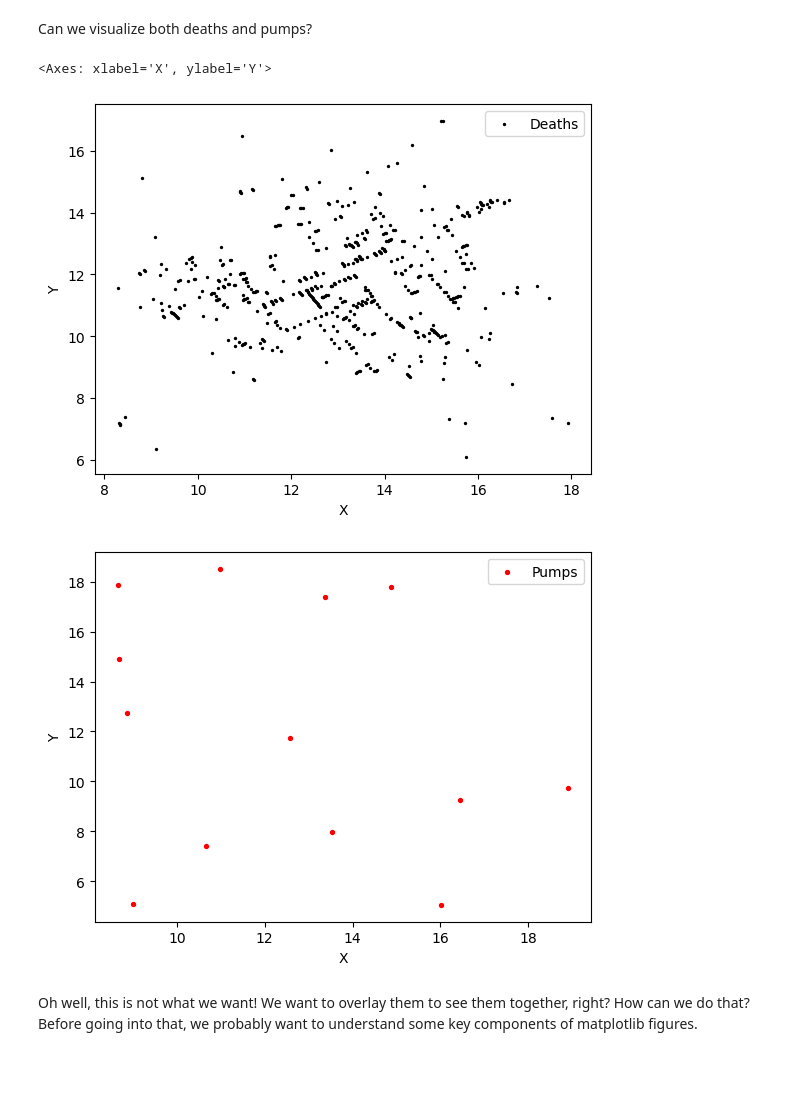
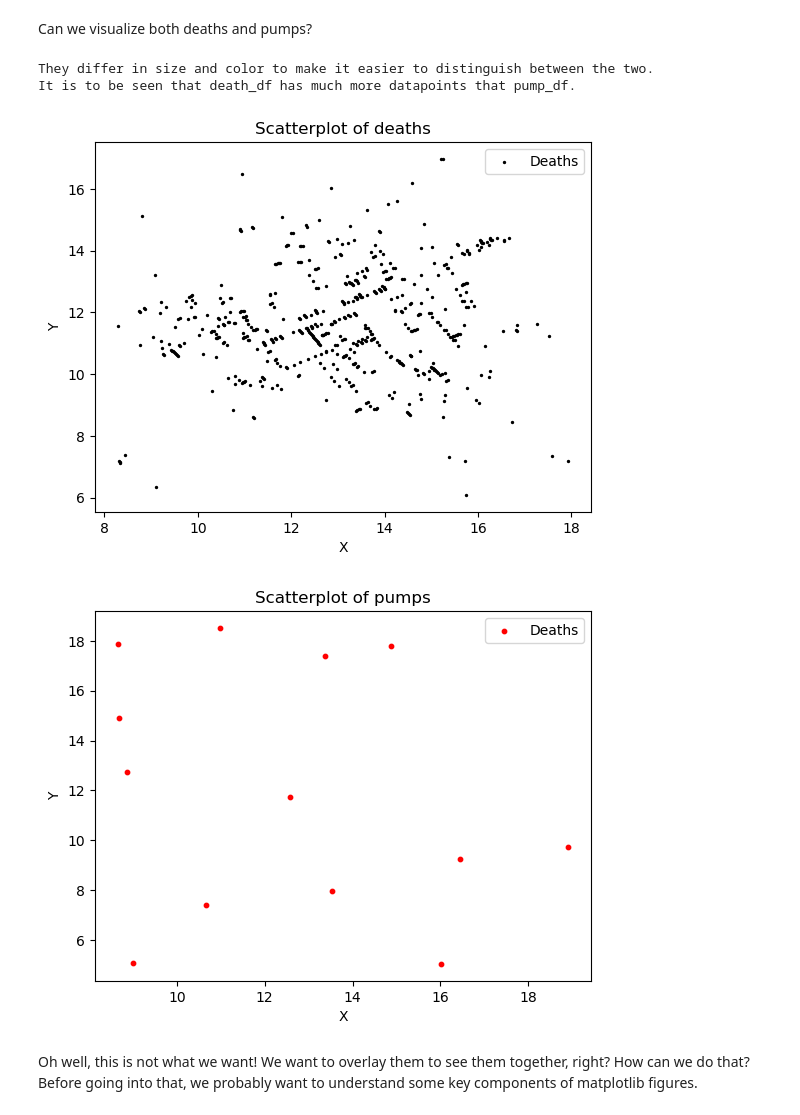
Before and after one commit to fred248h/62444-DVA, a Jupyter notebook: YaseminKeskins204593/Assignments/2_dsb_s204593.ipynb, the cells around one changed output. Cells and saved outputs as stored; diff of their text form; code cells hidden in the pictures; blank space fills up the shorter version.

```diff
--- a/YaseminKeskins204593/Assignments/2_dsb_s204593.ipynb
+++ b/YaseminKeskins204593/Assignments/2_dsb_s204593.ipynb
@@ -230,13 +264,19 @@ death_df.plot(x='X', y='Y', kind='scatter', label='Deaths', s=2, c='black')
 [figure]
 # %% [markdown]
 Can we visualize both deaths and pumps?
-# %%
-death_df.plot(x='X', y='Y', s=2, c='black', kind='scatter', label='Deaths')
-pump_df.plot(x='X', y='Y', kind='scatter', c='red', s=8, label='Pumps')
-# %% [output]
-<Axes: xlabel='X', ylabel='Y'>
-[figure, removed]
-[figure, removed]
+# %%
+# TODO: Write your code here
+death_df.plot(x='X', y='Y', s=2, c='black', kind='scatter', label='Deaths', title ='Scatterplot of deaths')
+
+pump_df.plot(x='X', y='Y', s=10, c='red', kind='scatter', label='Deaths', title='Scatterplot of pumps')
+
+
+print('They differ in size and color to make it easier to distinguish between the two. \nIt is to be seen that death_df has much more datapoints that pump_df.')
+# %% [output]
+They differ in size and color to make it easier to distinguish between the two.
+It is to be seen that death_df has much more datapoints that pump_df.
+[figure, added]
+[figure, added]
 # %% [markdown]
 Oh well, this is not what we want! We want to overlay them to see them together, right? How can we do that? Before going into that, we probably want to understand some key components of matplotlib figures.
 # %% [markdown]
```
Also changed, not shown: parts of 10 cells of this notebook, 1 other file.
